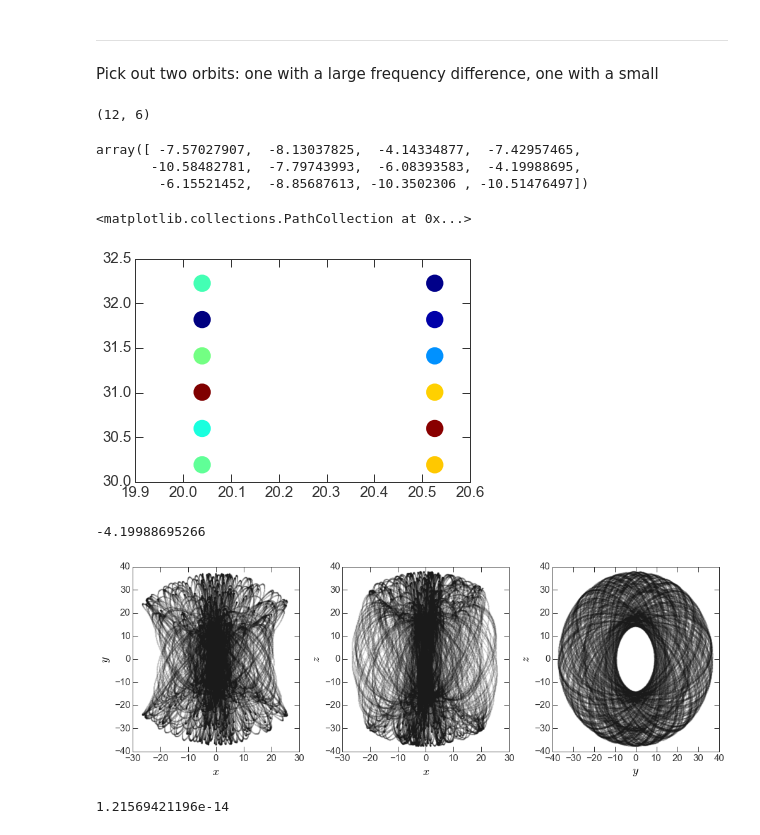
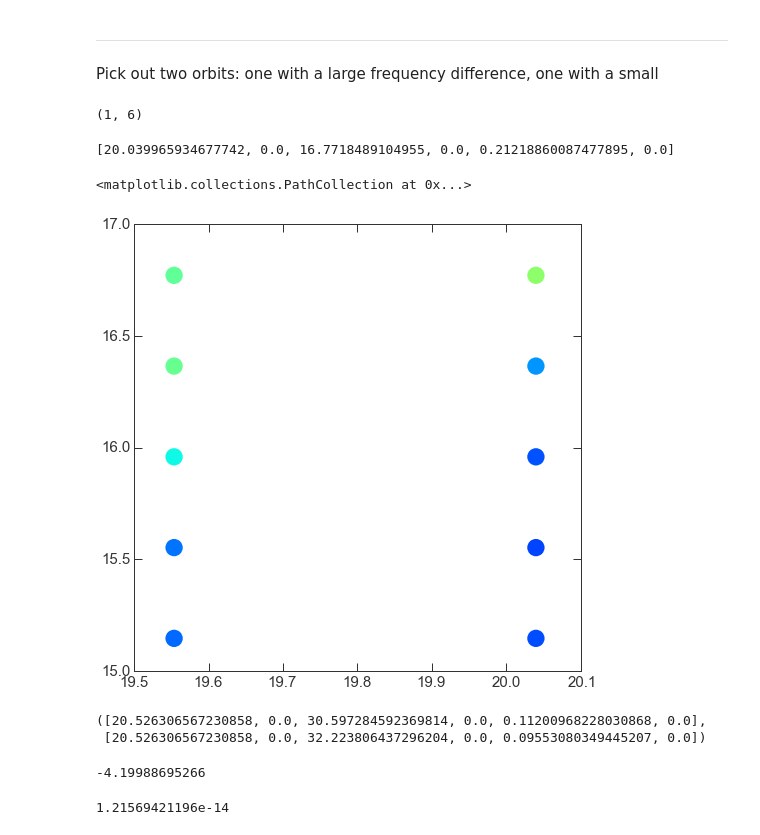
Before and after one commit to adrn/StreamMorphology, a Jupyter notebook: notebooks/Freqmap.ipynb, the cells around one changed output. Cells and saved outputs as stored; diff of their text form; code cells hidden in the pictures.

```diff
--- a/notebooks/Freqmap.ipynb
+++ b/notebooks/Freqmap.ipynb
@@ -47,9 +47,14 @@ print("{} loop orbits".format((d[done_ix,0,8] == 1).sum()))
 # %%
 if path.endswith('box'):
     box_ix = done_ix & (d[:,0,8] == 0.) & np.all(np.isfinite(d[:,0,:3]), axis=1)
-    nperiods = d[box_ix,0,9]*d[box_ix,0,10] / (2*np.pi/np.abs(d[box_ix,0,:3]).max(axis=1))
-    max_frac_diff = np.abs((d[box_ix,1,:3] - d[box_ix,0,:3]) / d[box_ix,0,:3]).max(axis=1)
-    box_freq_diff = np.log10(max_frac_diff / nperiods / 2.)
+#     nperiods = d[box_ix,0,9]*d[box_ix,0,10] / (2*np.pi/np.abs(d[box_ix,0,:3]).max(axis=1))
+    nperiods = d[:,0,9]*d[:,0,10] / (2*np.pi/np.abs(d[:,0,:3]).max(axis=1))
+
+    # max_frac_diff = np.abs((d[box_ix,1,:3] - d[box_ix,0,:3]) / d[box_ix,0,:3]).max(axis=1)
+    max_frac_diff = np.abs((d[:,1,:3] - d[:,0,:3]) / d[:,0,:3]).max(axis=1)
+    all_freq_diff = np.log10(max_frac_diff / nperiods / 2.)
+    box_freq_diff = all_freq_diff[box_ix]
+    # np.log10(max_frac_diff[box_ix] / nperiods / 2.)
 
     box_ix = np.isfinite(box_freq_diff)
     box_freq_diff = box_freq_diff[box_ix]
@@ -114,7 +120,8 @@ else:
 # %%
 derp = w0[bad_ix][5]
 nsteps = 200000
-t,w = potential.integrate_orbit(derp, dt=2., nsteps=nsteps,
+dt = 2.
+t,w = potential.integrate_orbit(derp, dt=dt, nsteps=nsteps,
                                 Integrator=gi.DOPRI853Integrator)
 fig = gd.plot_orbits(w, linestyle='none', alpha=0.02)
 E = potential.total_energy(w[:,0,:3],w[:,0,3:])
@@ -166,8 +170,11 @@ if path.endswith('box'):
     # plot initial condition grid, colored by fractional diffusion rate
     fig = plt.figure(figsize=(14,10))
     ax = fig.add_subplot(111, projection='3d')
-    c = ax.scatter3D(w0[box_ix,0], w0[box_ix,1], w0[box_ix,2], c=box_freq_diff,
-                     vmin=vmin, vmax=vmax, cmap='Greys', s=20, marker='o')
+#     c = ax.scatter3D(w0[box_ix,0], w0[box_ix,1], w0[box_ix,2], c=box_freq_diff,
+#                      vmin=vmin, vmax=vmax, cmap='Greys', s=20, marker='o')
+    c = ax.scatter3D(w0[~bad_ix,0], w0[~bad_ix,1], w0[~bad_ix,2], c=all_freq_diff[~bad_ix],
+                     vmin=vmin, vmax=vmax, cmap='Greys', s=12, marker='o')
+    ax.scatter3D(w0[bad_ix,0], w0[bad_ix,1], w0[bad_ix,2], c='k', s=12, marker='o')
     ax.set_xlim(-1, w0[:,0].max()+5)
     ax.set_ylim(-1, w0[:,1].max()+5)
     ax.set_zlim(-1, w0[:,2].max()+5)
@@ -236,27 +243,32 @@ else:
 
 Pick out two orbits: one with a large frequency difference, one with a small
 # %%
-_ix = (w0[:,0] > 20.) & (w0[:,0] < 21) & (w0[:,2] > 30) & (w0[:,2] < 32.5)
+# _ix = (w0[:,0] > 20.) & (w0[:,0] < 21) & (w0[:,2] > 30) & (w0[:,2] < 32.5)
+_ix = (w0[:,0] > 19.9) & (w0[:,0] < 20.5) & (w0[:,2] > 16.5) & (w0[:,2] < 17)
 # %%
 w0[_ix].shape
 # %% [output]
-(12, 6)
+(1, 6)
 # %%
 _w0 = w0[_ix]
 _freqdiff = all_freq_diff[_ix]
-# %%
-_freqdiff
-# %% [output]
-array([ -7.57027907,  -8.13037825,  -4.14334877,  -7.42957465,
-       -10.58482781,  -7.79743993,  -6.08393583,  -4.19988695,
-        -6.15521452,  -8.85687613, -10.3502306 , -10.51476497])
+# %%
+list(_w0[_freqdiff.argmin()])
+# %% [output]
+[20.039965934677742, 0.0, 16.7718489104955, 0.0, 0.21218860087477895, 0.0]
 # %%
-plt.scatter(_w0[:,0], _w0[:,2], c=_freqdiff, s=300)
+plt.figure(figsize=(8,8))
+plt.scatter(_w0[:,0], _w0[:,2], c=_freqdiff, s=300, vmin=vmin, vmax=vmax)
 # plt.xlim(30.5,33.5)
 # plt.ylim(14.5,17.5)
 # %% [output]
 <matplotlib.collections.PathCollection at 0x...>
-[figure, old version]
+[figure, new version]
+# %%
+fast_w0.tolist(),slow_w0.tolist(),
+# %% [output]
+([20.526306567230858, 0.0, 30.597284592369814, 0.0, 0.11200968228030868, 0.0],
+ [20.526306567230858, 0.0, 32.223806437296204, 0.0, 0.09553080349445207, 0.0])
 # %%
 fast_w0 = _w0[7].copy()
 print(_freqdiff[7])
@@ -264,12 +276,9 @@ print(_freqdiff[7])
 -4.19988695266
 # %%
 nsteps = 150000
-t1,w1 = potential.integrate_orbit(fast_w0, dt=2., nsteps=nsteps,
+dt = 2.
+t1,w1 = potential.integrate_orbit(fast_w0, dt=dt, nsteps=nsteps,
                                   Integrator=gi.DOPRI853Integrator)
-
-fig = gd.plot_orbits(w1, linestyle='none', alpha=0.1)
-# %% [output]
-[figure, removed]
 # %%
 E = potential.total_energy(w1[:,0,:3],w1[:,0,3:])
 dE = np.abs(E[1:] - E[0])
```
Also changed, not shown: parts of 13 cells of this notebook, 1 other file.
